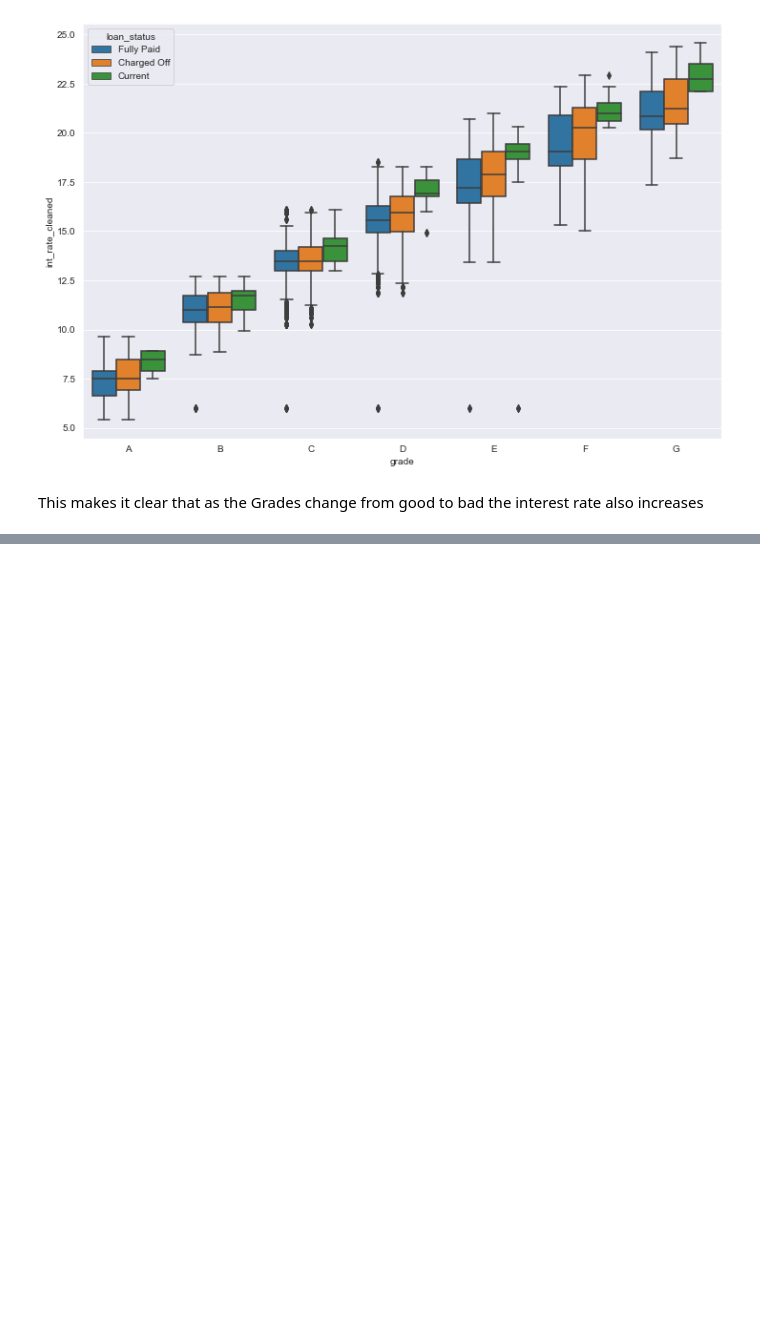
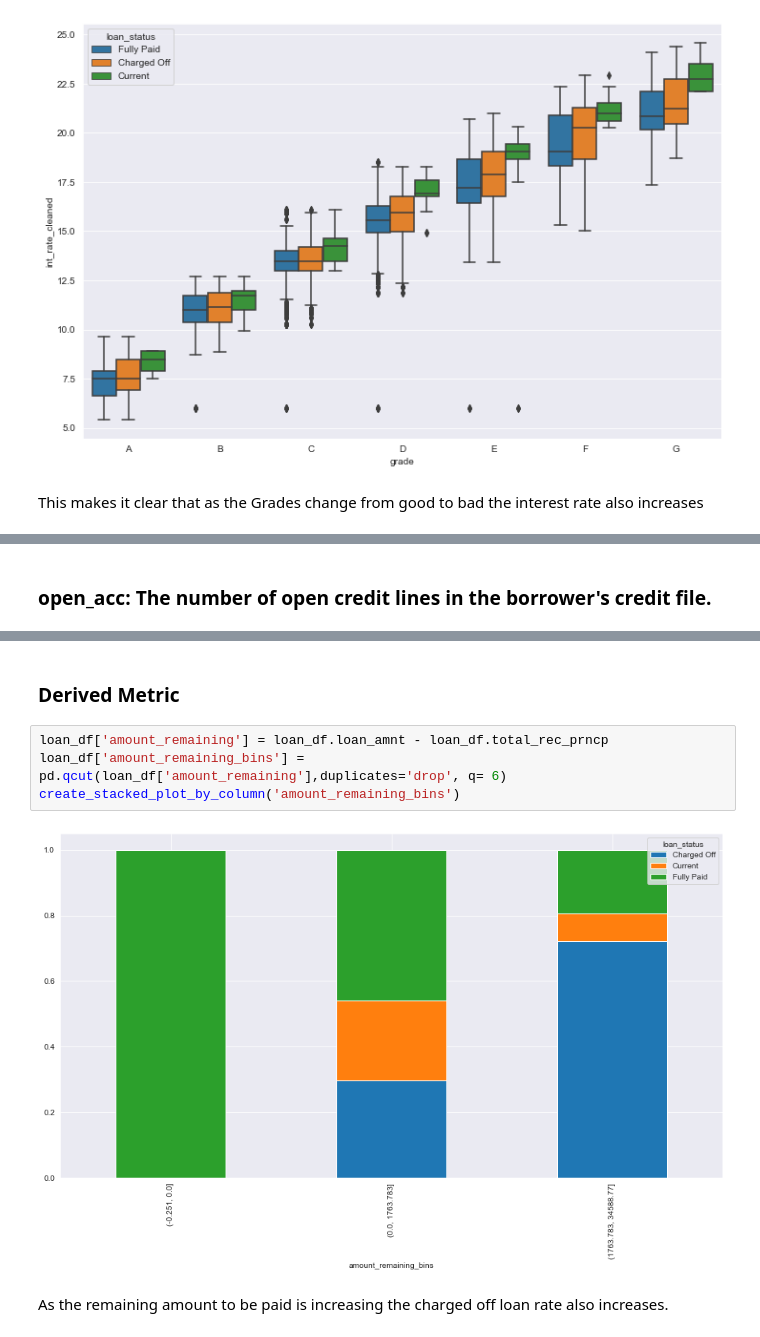
Before and after one commit to subhasisj/Lending-Club-Assignment, a Jupyter notebook: Notebooks/Exploration-Subhasis.ipynb, the cells around one changed output, grey strips where cells are left out. Saved outputs shown, nothing was run; the diff lists cells and outputs as text; blank space fills up the shorter version.

```diff
--- a/Notebooks/Exploration-Subhasis.ipynb
+++ b/Notebooks/Exploration-Subhasis.ipynb
@@ -862,3 +890,5 @@ This makes it clear that as the Grades change from good to bad the interest rate
+# %% [markdown]
+### open_acc: The number of open credit lines in the borrower's credit file.
 # %%
 loan_df.head()
 # %% [output]
@@ -868,3 +898,13 @@ loan_df.head()
 | 2 | 1077175 | 1313524 | 2400 | 2400 | 2400.0 | 36 | 15.96% | 84.33 | C | ... |
 | 3 | 1076863 | 1277178 | 10000 | 10000 | 10000.0 | 36 | 13.49% | 339.31 | C | ... |
 | 4 | 1075358 | 1311748 | 3000 | 3000 | 3000.0 | 60 | 12.69% | 67.79 | B | ... |
+# %% [markdown]
+### Derived Metric
+# %%
+loan_df['amount_remaining'] = loan_df.loan_amnt - loan_df.total_rec_prncp
+loan_df['amount_remaining_bins'] = pd.qcut(loan_df['amount_remaining'],duplicates='drop', q= 6)
+create_stacked_plot_by_column('amount_remaining_bins')
+# %% [output]
+[figure, added]
+# %% [markdown]
+As the remaining amount to be paid is increasing the charged off loan rate also increases.
```
Also changed, not shown: parts of 11 cells of this notebook, 2 other files.
